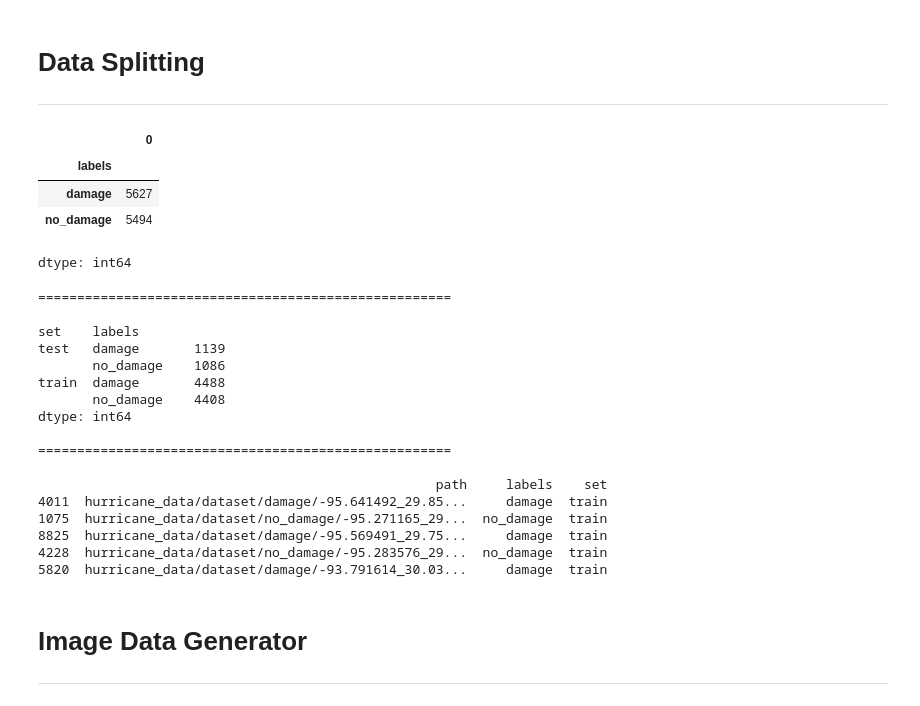
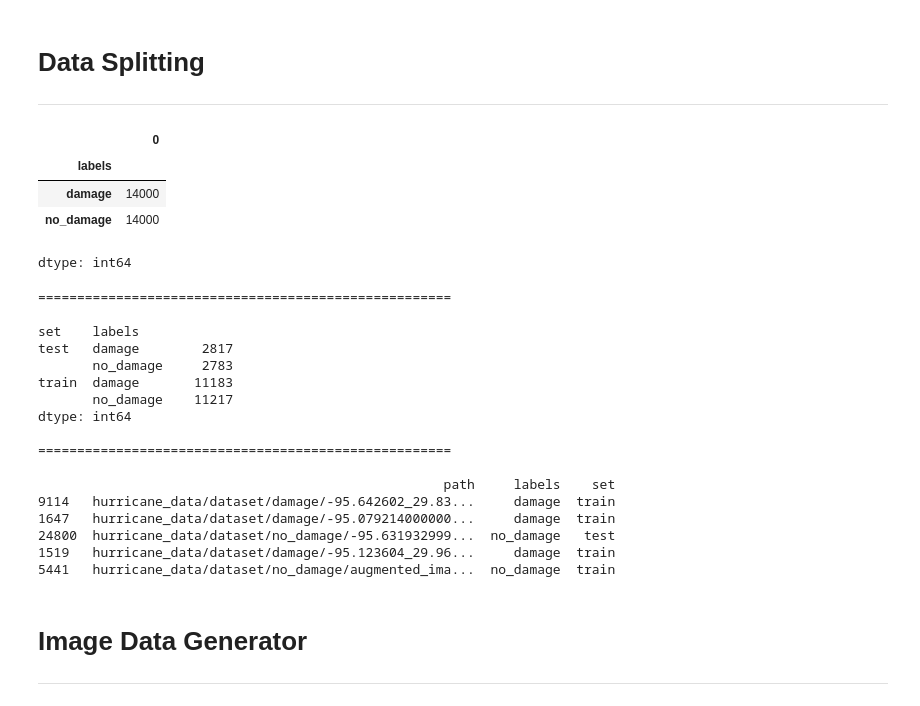
Before and after one commit to mikysetiawan/FundamentalDeepL, a Jupyter notebook: Tugas_2_ImageClassification.ipynb, the cells around one changed output. Cells and saved outputs as stored; diff of their text form; code cells hidden in the pictures.

```diff
--- a/Tugas_2_ImageClassification.ipynb
+++ b/Tugas_2_ImageClassification.ipynb
@@ -300,27 +331,26 @@ plot_data = sns.countplot(Label)
 # %%
 # Panggil variabel mypath yang menampung folder dataset gambar
 mypath= 'hurricane_data/dataset/'
 
 file_name = []
 labels = []
 full_path = []
 for path, subdirs, files in os.walk(mypath):
     for name in files:
         full_path.append(os.path.join(path, name))
         labels.append(path.split('/')[-1])
         file_name.append(name)
 
 # Memasukkan variabel yang sudah dikumpulkan pada looping di atas menjadi sebuah dataframe agar rapi
 df = pd.DataFrame({"path":full_path,'file_name':file_name,"labels":labels})
-df['labels'] = df['labels'].str.replace('_augmented', '')
 
 # Melihat jumlah data gambar pada masing-masing label
 df.groupby(['labels']).size()
 # %% [output]
 |  | 0 |
 | labels |  |
-| damage | 5627 |
-| no_damage | 5494 |
+| damage | 14000 |
+| no_damage | 14000 |
 dtype: int64
 # %%
 # Variabel yang digunakan pada pemisahan data ini di mana variabel x = data path dan y = data labels
@@ -354,20 +384,20 @@ dataset_path = "Dataset-Final/"
 =====================================================
 
 set    labels
-test   damage       1139
-       no_damage    1086
-train  damage       4488
-       no_damage    4408
+test   damage        2817
+       no_damage     2783
+train  damage       11183
+       no_damage    11217
 dtype: int64
 
 =====================================================
 
-                                                   path     labels    set
-4011  hurricane_data/dataset/damage/-95.641492_29.85...     damage  train
-1075  hurricane_data/dataset/no_damage/-95.271165_29...  no_damage  train
-8825  hurricane_data/dataset/damage/-95.569491_29.75...     damage  train
-4228  hurricane_data/dataset/no_damage/-95.283576_29...  no_damage  train
-5820  hurricane_data/dataset/damage/-93.791614_30.03...     damage  train
+                                                    path     labels    set
+9114   hurricane_data/dataset/damage/-95.642602_29.83...     damage  train
+1647   hurricane_data/dataset/damage/-95.079214000000...     damage  train
+24800  hurricane_data/dataset/no_damage/-95.631932999...  no_damage   test
+1519   hurricane_data/dataset/damage/-95.123604_29.96...     damage  train
+5441   hurricane_data/dataset/no_damage/augmented_ima...  no_damage  train
 # %%
 for index, row in tq(df_all.iterrows()):
     # Deteksi filepath
```
Also changed, not shown: parts of 21 cells of this notebook.
